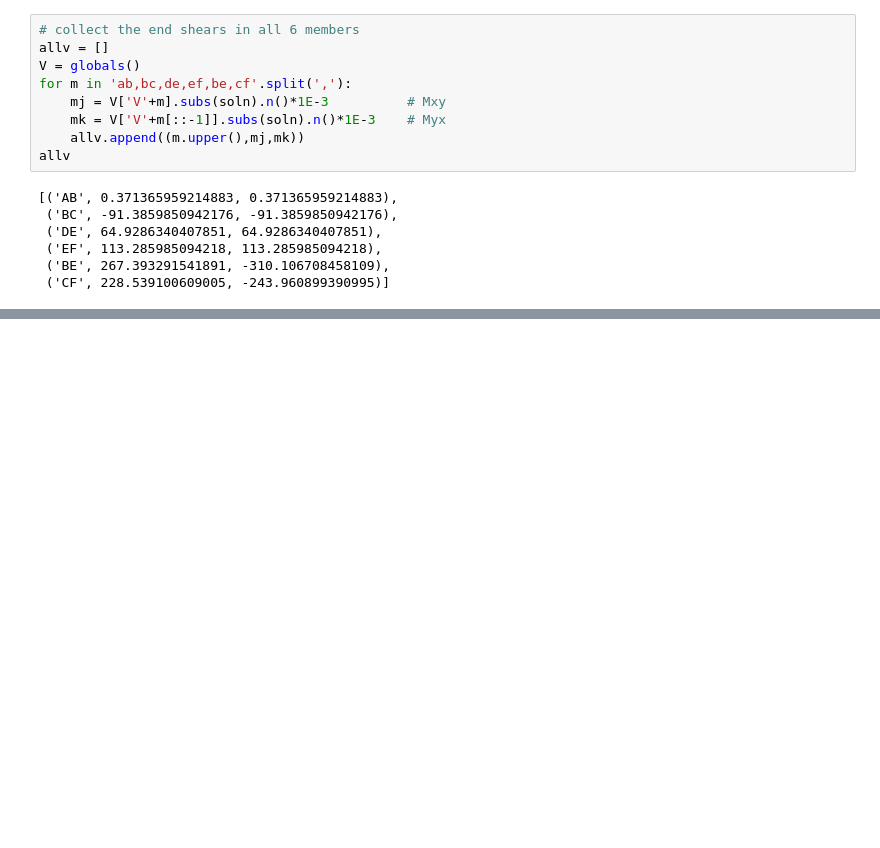
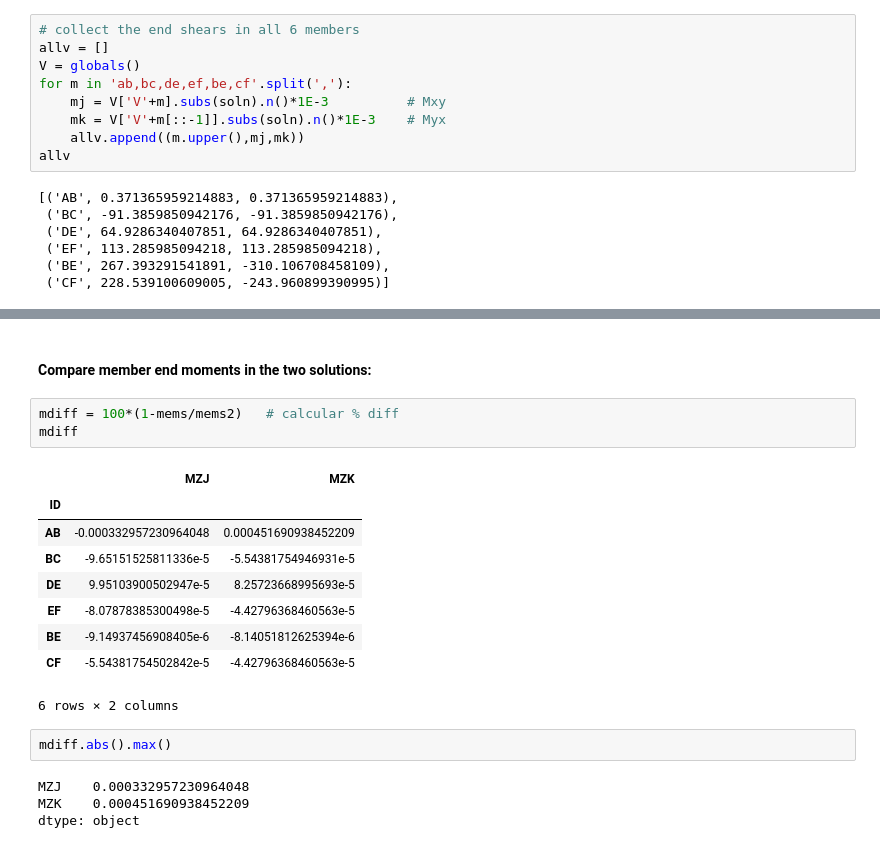
Before and after one commit to nholtz/structural-analysis, a Jupyter notebook: slope-deflection/KG-Example-8.2.ipynb, the cells around one changed output, grey strips where cells are left out. Cells and saved outputs as stored; diff of their text form; blank space fills up the shorter version.

```diff
--- a/slope-deflection/KG-Example-8.2.ipynb
+++ b/slope-deflection/KG-Example-8.2.ipynb
@@ -121,0 +168,21 @@ allv
+# %% [markdown]
+#### Compare member end moments in the two solutions:
+# %%
+mdiff = 100*(1-mems/mems2)   # calcular % diff
+mdiff
+# %% [output]
+|  | MZJ | MZK |
+| ID |  |  |
+| AB | -0.000332957230964048 | 0.000451690938452209 |
+| BC | -9.65151525811336e-5 | -5.54381754946931e-5 |
+| DE | 9.95103900502947e-5 | 8.25723668995693e-5 |
+| EF | -8.07878385300498e-5 | -4.42796368460563e-5 |
+| BE | -9.14937456908405e-6 | -8.14051812625394e-6 |
+| CF | -5.54381754502842e-5 | -4.42796368460563e-5 |
+6 rows × 2 columns
+# %%
+mdiff.abs().max()
+# %% [output]
+MZJ    0.000332957230964048
+MZK    0.000451690938452209
+dtype: object
```
Also changed, not shown: parts of 25 cells of this notebook, 6 other files.
